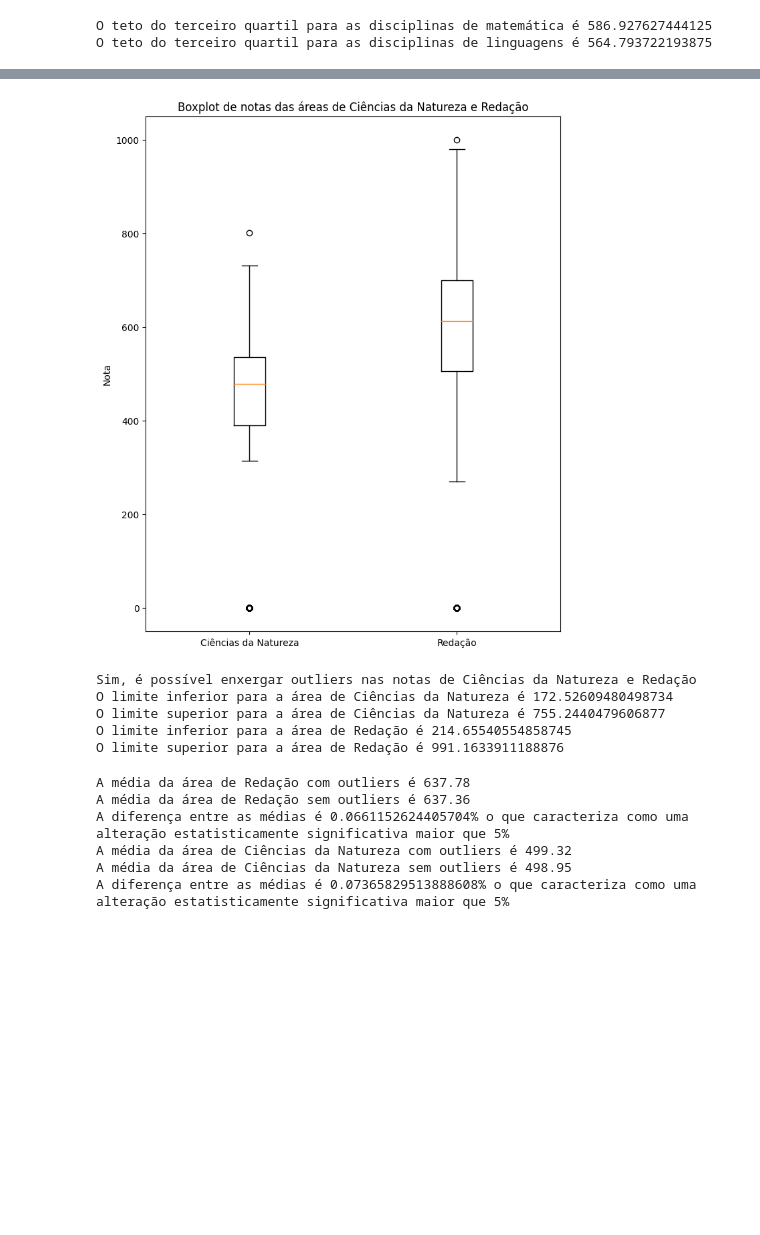
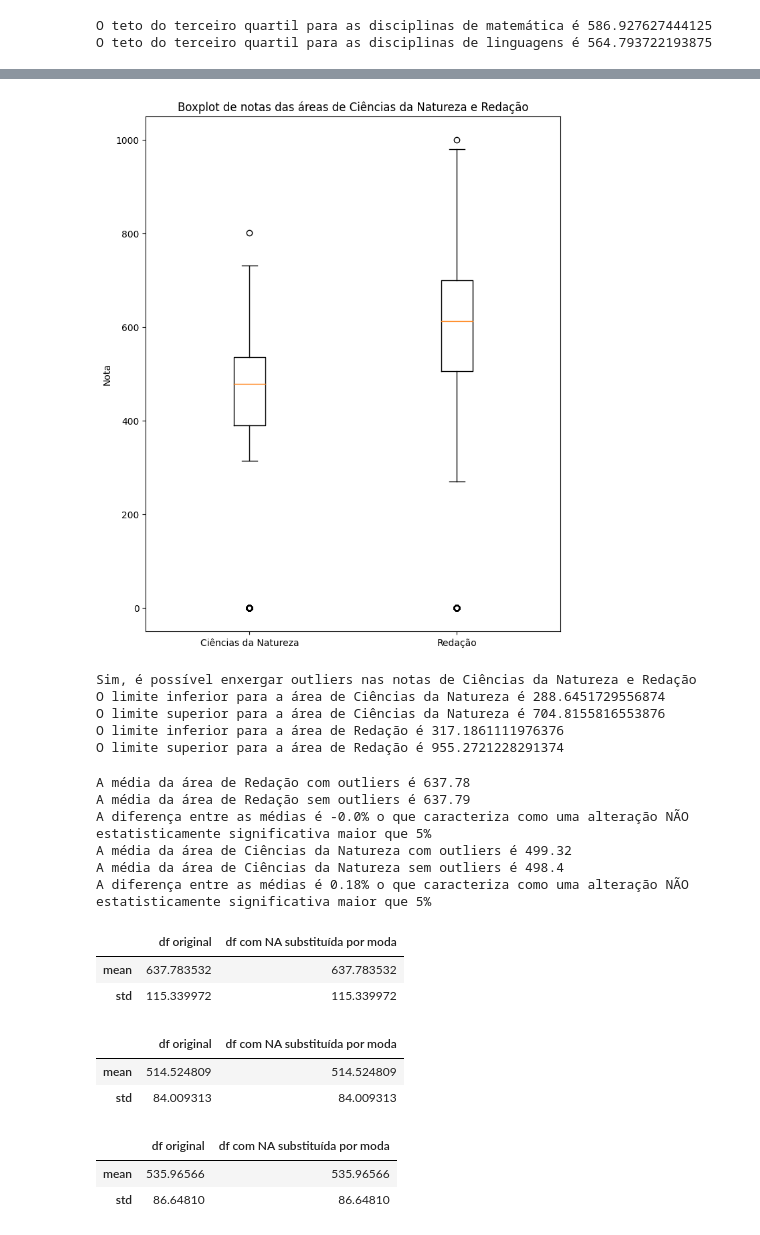
Before and after one commit to dsreliete/Womakerscode_DA_desafio_individual, a Jupyter notebook: Desafio3ElietedaSilva_Rodrigues.ipynb, the cells around one changed output, grey strips where cells are left out. Drawn from its saved outputs; the diff is of its cells as text; code cells hidden in the pictures; blank space fills up the shorter version.

```diff
--- a/Desafio3ElietedaSilva_Rodrigues.ipynb
+++ b/Desafio3ElietedaSilva_Rodrigues.ipynb
@@ -200,8 +200,8 @@ plt.ylabel('Nota')
 plt.show()
 print('Sim, é possível enxergar outliers nas notas de Ciências da Natureza e Redação')
 
-q1_cina = df_new['Ciências da natureza'].fillna(0).quantile(0.25)
-q3_cina = df_new['Ciências da natureza'].fillna(0).quantile(0.75)
+q1_cina = df_new['Ciências da natureza'].quantile(0.25)
+q3_cina = df_new['Ciências da natureza'].quantile(0.75)
 iqr_cina = q3_cina - q1_cina
 
 limite_inferior_cina = q1_cina - 1.5 * iqr_cina
@@ -210,8 +210,8 @@ limite_superior_cina = q3_cina + 1.5 * iqr_cina
 print(f'O limite inferior para a área de Ciências da Natureza é {limite_inferior_cina}')
 print(f'O limite superior para a área de Ciências da Natureza é {limite_superior_cina}')
 
-q1_red = df_new['Redação'].fillna(0).quantile(0.25)
-q3_red = df_new['Redação'].fillna(0).quantile(0.75)
+q1_red = df_new['Redação'].quantile(0.25)
+q3_red = df_new['Redação'].quantile(0.75)
 iqr_red = q3_red - q1_red
 
 limite_inferior_red = q1_red - 1.5 * iqr_red
@@ -222,10 +222,10 @@ print(f'O limite superior para a área de Redação é {limite_superior_red}')
 # %% [output]
 [figure]
 Sim, é possível enxergar outliers nas notas de Ciências da Natureza e Redação
-O limite inferior para a área de Ciências da Natureza é 172.52609480498734
-O limite superior para a área de Ciências da Natureza é 755.2440479606877
-O limite inferior para a área de Redação é 214.65540554858745
-O limite superior para a área de Redação é 991.1633911188876
+O limite inferior para a área de Ciências da Natureza é 288.6451729556874
+O limite superior para a área de Ciências da Natureza é 704.8155816553876
+O limite inferior para a área de Redação é 317.1861111976376
+O limite superior para a área de Redação é 955.2721228291374
 # %%
 # 9. Remova todos os outliers e verifique se eles são passíveis de alterar a média nacional significativamente? (considere significativamente um valor acima de 5%)
 
@@ -242,16 +242,16 @@ media_red = df_new[['Redação']].mean().iloc[0]
 dif_red = (media_red - media_no_outliers_red) / media_red * 100
 print(f'A média da área de Redação com outliers é {media_red.round(2)}')
 print(f'A média da área de Redação sem outliers é {media_no_outliers_red.round(2)}')
-print(f'A diferença entre as médias é {dif_red}% o que caracteriza como uma alteração estatisticamente significativa maior que 5% ')
+print(f'A diferença entre as médias é {dif_red.round(2)}% o que caracteriza como uma alteração NÃO estatisticamente significante maior que 5%')
 
 dif_cina = (media_cina - media_no_outliers_cina) / media_cina * 100
 print(f'A média da área de Ciências da Natureza com outliers é {media_cina.round(2)}')
 print(f'A média da área de Ciências da Natureza sem outliers é {media_no_outliers_cina.round(2)}')
-print(f'A diferença entre as médias é {dif_cina}% o que caracteriza como uma alteração estatisticamente significativa maior que 5% ')
+print(f'A diferença entre as médias é {dif_cina.round(2)}% o que caracteriza como uma alteração NÃO estatisticamente significante maior que 5% ')
 # %% [output]
 A média da área de Redação com outliers é 637.78
-A média da área de Redação sem outliers é 637.36
-A diferença entre as médias é 0.0661152624405704% o que caracteriza como uma alteração estatisticamente significativa maior que 5%
+A média da área de Redação sem outliers é 637.79
+A diferença entre as médias é -0.0% o que caracteriza como uma alteração NÃO estatisticamente significativa maior que 5%
 A média da área de Ciências da Natureza com outliers é 499.32
-A média da área de Ciências da Natureza sem outliers é 498.95
-A diferença entre as médias é 0.07365829513888608% o que caracteriza como uma alteração estatisticamente significativa maior que 5%
+A média da área de Ciências da Natureza sem outliers é 498.4
+A diferença entre as médias é 0.18% o que caracteriza como uma alteração NÃO estatisticamente significativa maior que 5%
@@ -259,0 +339,27 @@ A diferença entre as médias é 0.07365829513888608% o que caracteriza como uma
+# %%
+# Compara media e desvio padrão da área de Redação entre os df original e df com NA substituído pela moda
+df_moda_red = pd.concat([df_red, moda_sd_red], axis=1)
+df_moda_red.columns = ['df original', 'df com NA substituída por moda']
+df_moda_red
+# %% [output]
+|  | df original | df com NA substituída por moda |
+| mean | 637.783532 | 637.783532 |
+| std | 115.339972 | 115.339972 |
+# %%
+# Compara media e desvio padrão da área de Linguagens entre os df original e df com NA substituído pela moda
+df_moda_ling = pd.concat([df_ling, moda_sd_ling], axis=1)
+df_moda_ling.columns = ['df original', 'df com NA substituída por moda']
+df_moda_ling
+# %% [output]
+|  | df original | df com NA substituída por moda |
+| mean | 514.524809 | 514.524809 |
+| std | 84.009313 | 84.009313 |
+# %%
+# Compara media e desvio padrão da área de Matemática entre os df original e df com NA substituído pela moda
+df_moda_mat = pd.concat([df_mat, moda_sd_mat], axis=1)
+df_moda_mat.columns = ['df original', 'df com NA substituída por moda']
+df_moda_mat
+# %% [output]
+|  | df original | df com NA substituída por moda |
+| mean | 535.96566 | 535.96566 |
+| std | 86.64810 | 86.64810 |
```
Also changed, not shown: parts of 17 cells of this notebook.
